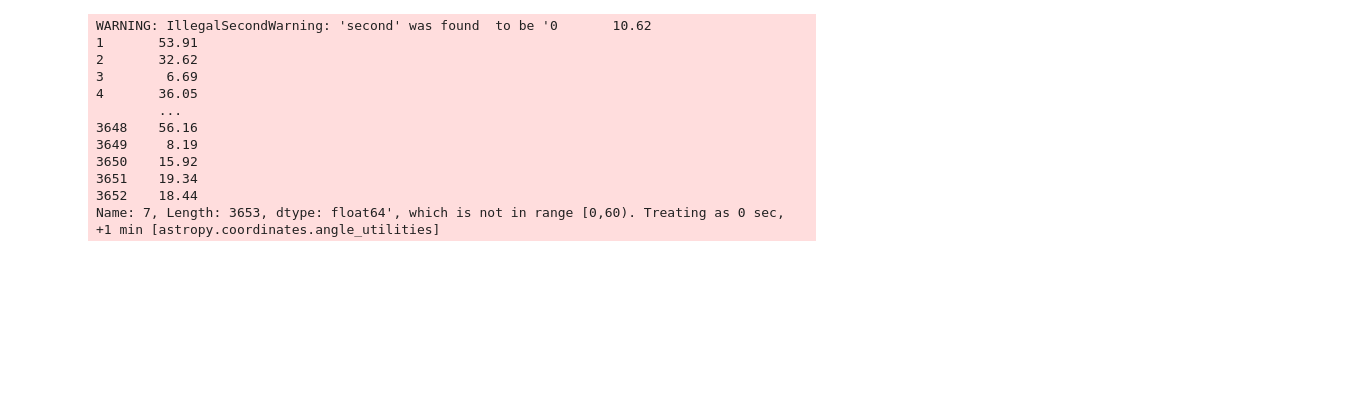
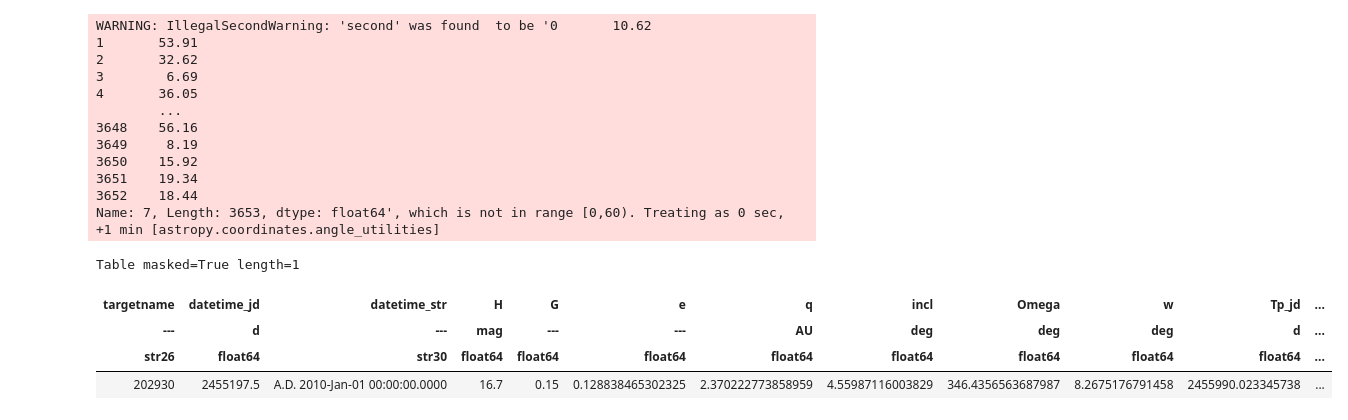
Before and after one commit to dirac-institute/iCompare, a Jupyter notebook: demo_icompare.ipynb, the cells around one changed output. Drawn from its saved outputs; the diff is of its cells as text; code cells hidden in the pictures; blank space fills up the shorter version.

```diff
--- a/demo_icompare.ipynb
+++ b/demo_icompare.ipynb
@@ -45,3 +61,11 @@ WARNING: IllegalSecondWarning: 'second' was found  to be '0       10.62
 3651    19.34
 3652    18.44
 Name: 7, Length: 3653, dtype: float64', which is not in range [0,60). Treating as 0 sec, +1 min [astropy.coordinates.angle_utilities]
+# %%
+el_jpl
+# %% [output]
+Table masked=True length=1
+| targetname | datetime_jd | datetime_str | H | G | e | q | incl | Omega | w | Tp_jd | ... |
+| --- | d | --- | mag | --- | --- | AU | deg | deg | deg | d | ... |
+| str26 | float64 | str30 | float64 | float64 | float64 | float64 | float64 | float64 | float64 | float64 | ... |
+| 202930 | 2455197.5 | A.D. 2010-Jan-01 00:00:00.0000 | 16.7 | 0.15 | 0.128838465302325 | 2.370222773858959 | 4.55987116003829 | 346.4356563687987 | 8.2675176791458 | 2455990.023345738 | ... |
```
Also changed, not shown: parts of 23 cells of this notebook, 2 other files.
